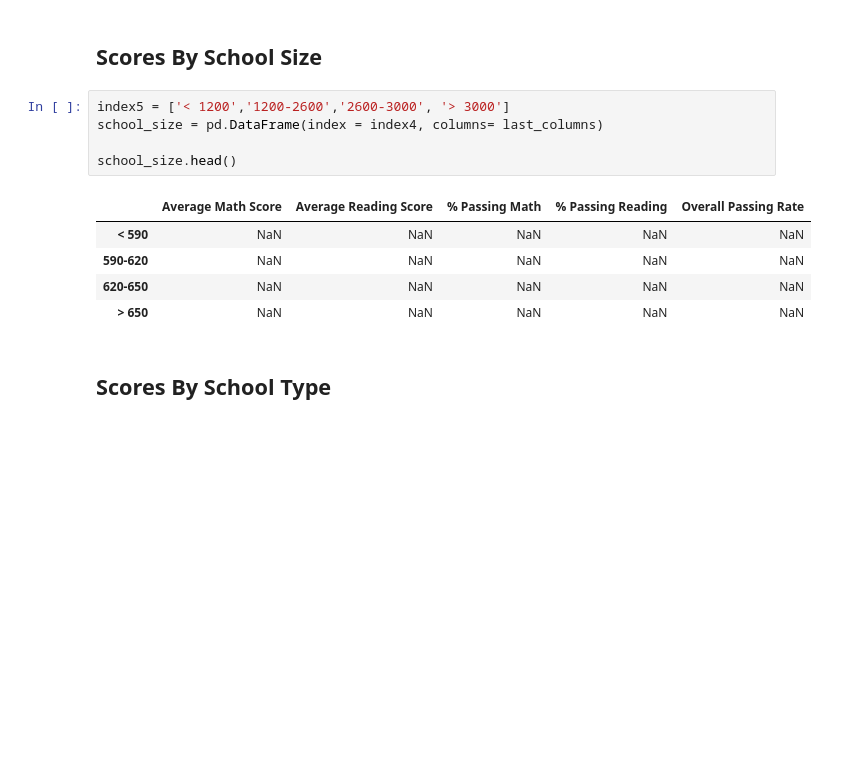
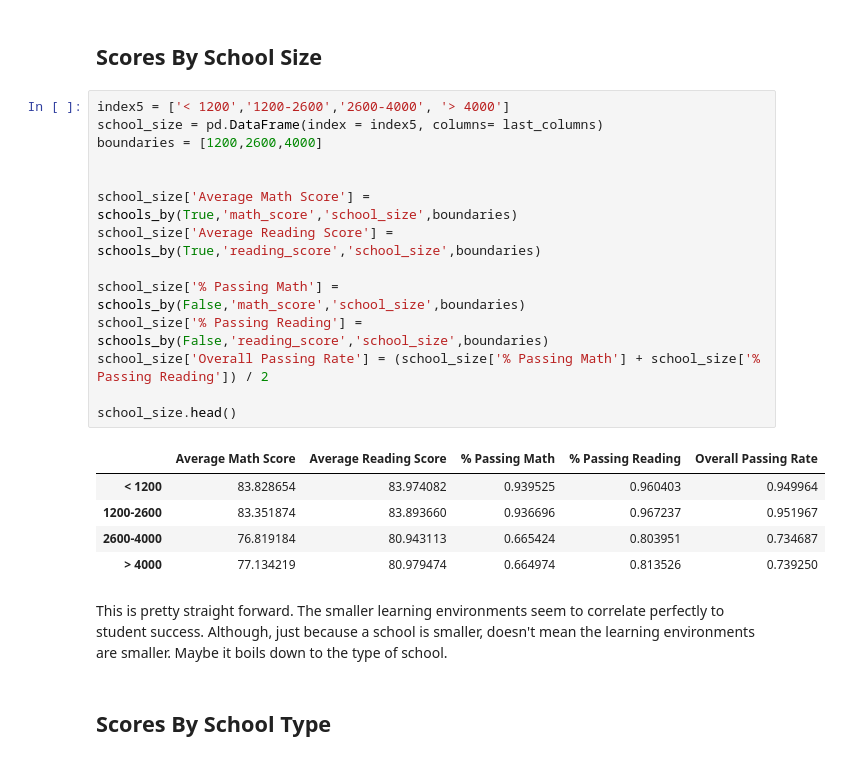
Before and after one commit to tobymbern/Pandas_Python, a Jupyter notebook: main.ipynb, the cells around one changed output. Drawn from its saved outputs; the diff is of its cells as text; blank space fills up the shorter version.

```diff
--- a/main.ipynb
+++ b/main.ipynb
@@ -232,15 +273,26 @@ school_spending.head()
 # %% [markdown]
 ## Scores By School Size
-# %%
-index5 = ['< 1200','1200-2600','2600-3000', '> 3000']
-school_size = pd.DataFrame(index = index4, columns= last_columns)
-
-school_size.head()
-# %% [output]
-|  | Average Math Score | Average Reading Score | % Passing Math | % Passing Reading | Overall Passing Rate |
-| < 590 | NaN | NaN | NaN | NaN | NaN |
-| 590-620 | NaN | NaN | NaN | NaN | NaN |
-| 620-650 | NaN | NaN | NaN | NaN | NaN |
-| > 650 | NaN | NaN | NaN | NaN | NaN |
+# %%
+index5 = ['< 1200','1200-2600','2600-4000', '> 4000']
+school_size = pd.DataFrame(index = index5, columns= last_columns)
+boundaries = [1200,2600,4000]
+
+
+school_size['Average Math Score'] = schools_by(True,'math_score','school_size',boundaries)
+school_size['Average Reading Score'] = schools_by(True,'reading_score','school_size',boundaries)
+
+school_size['% Passing Math'] = schools_by(False,'math_score','school_size',boundaries)
+school_size['% Passing Reading'] = schools_by(False,'reading_score','school_size',boundaries)
+school_size['Overall Passing Rate'] = (school_size['% Passing Math'] + school_size['% Passing Reading']) / 2
+
+school_size.head()
+# %% [output]
+|  | Average Math Score | Average Reading Score | % Passing Math | % Passing Reading | Overall Passing Rate |
+| < 1200 | 83.828654 | 83.974082 | 0.939525 | 0.960403 | 0.949964 |
+| 1200-2600 | 83.351874 | 83.893660 | 0.936696 | 0.967237 | 0.951967 |
+| 2600-4000 | 76.819184 | 80.943113 | 0.665424 | 0.803951 | 0.734687 |
+| > 4000 | 77.134219 | 80.979474 | 0.664974 | 0.813526 | 0.739250 |
+# %% [markdown]
+This is pretty straight forward. The smaller learning environments seem to correlate perfectly to student success. Although, just because a school is smaller, doesn't mean the learning environments are smaller. Maybe it boils down to the type of school.
 # %% [markdown]
 ## Scores By School Type
```
Also changed, not shown: parts of 6 cells of this notebook, 1 other file.
